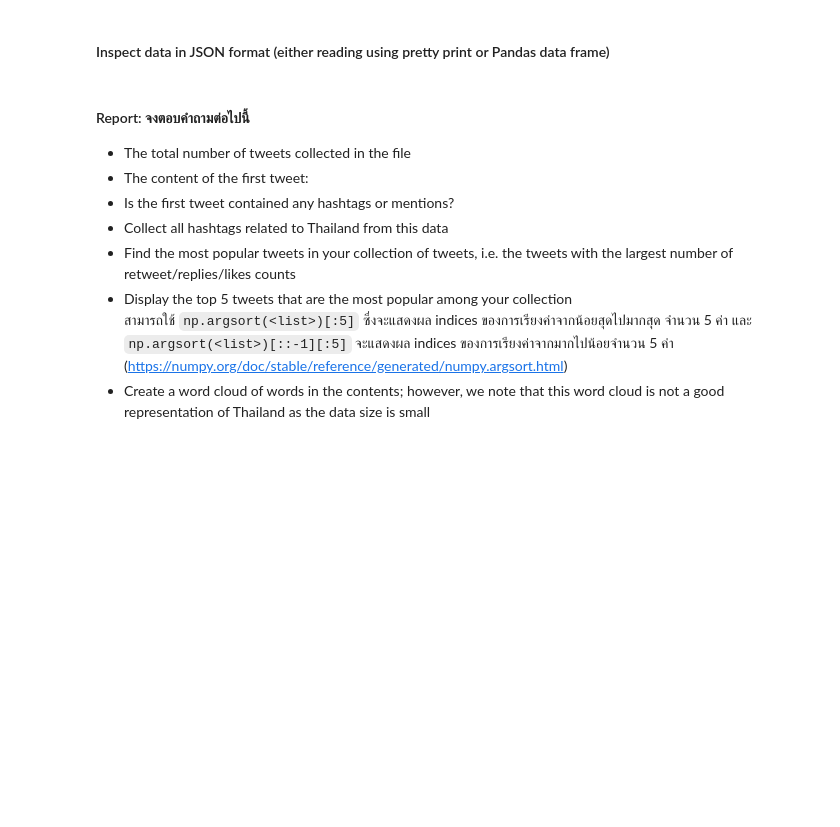
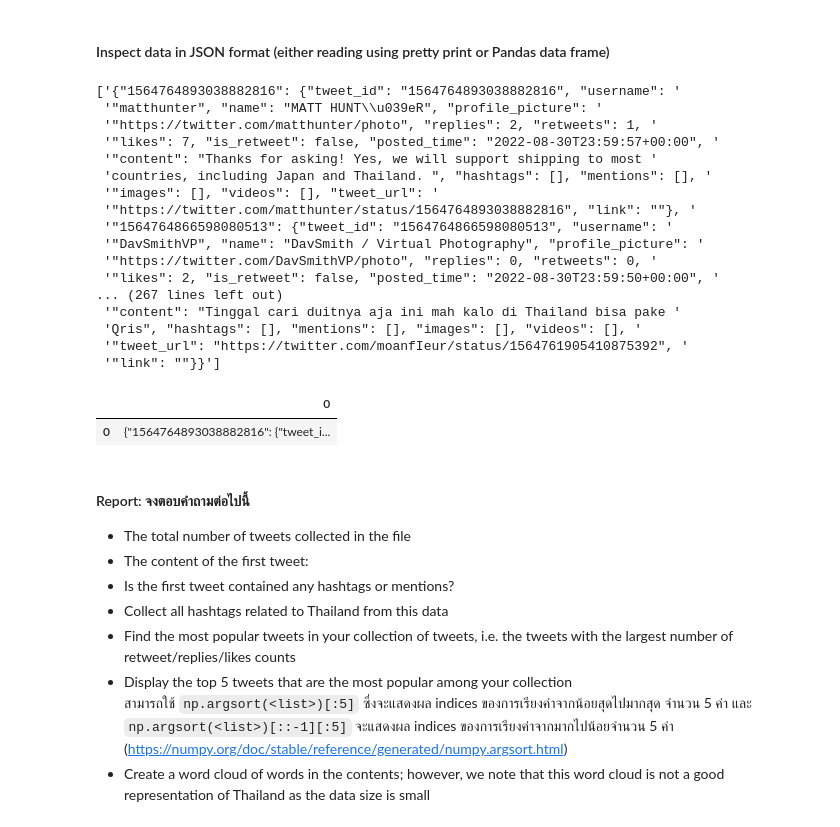
Before and after one commit to woraphonp-038-5/Project-Big-Data, a Jupyter notebook: Text_Analytics68.ipynb, the cells around one changed output. Drawn from its saved outputs; the diff is of its cells as text; code cells hidden in the pictures; blank space fills up the shorter version.

```diff
--- a/Text_Analytics68.ipynb
+++ b/Text_Analytics68.ipynb
@@ -85,5 +85,11 @@ Mounted at /content/drive
 # %%
 # เปลี่ยน path ตรงนี้
 file_path = data = '/content/drive/MyDrive/ProjectBigData/thailand_tweets.txt'
+# %%
+# Read the JSON file line by line
+tweets = []
+with open(file_path, 'r') as f:
+    for line in f:
+        tweets.append(json.loads(line))
 # %% [markdown]
 #### Inspect data in JSON format (either reading using pretty print or Pandas data frame)
@@ -92,3 +96,30 @@ file_path = data = '/content/drive/MyDrive/ProjectBigData/thailand_tweets.txt'
+# %%
+# Inspect using pretty print
+pprint.pprint(tweets[:2])
+
+# Load into a Pandas DataFrame
+tweets_df = pd.DataFrame(tweets)
+tweets_df.head()
+# %% [output]
+['{"1564764893038882816": {"tweet_id": "1564764893038882816", "username": '
+ '"matthunter", "name": "MATT HUNT\\u039eR", "profile_picture": '
+ '"https://twitter.com/matthunter/photo", "replies": 2, "retweets": 1, '
+ '"likes": 7, "is_retweet": false, "posted_time": "2022-08-30T23:59:57+00:00", '
+ '"content": "Thanks for asking! Yes, we will support shipping to most '
+ 'countries, including Japan and Thailand. ", "hashtags": [], "mentions": [], '
+ '"images": [], "videos": [], "tweet_url": '
+ '"https://twitter.com/matthunter/status/1564764893038882816", "link": ""}, '
+ '"1564764866598080513": {"tweet_id": "1564764866598080513", "username": '
+ '"DavSmithVP", "name": "DavSmith / Virtual Photography", "profile_picture": '
+ '"https://twitter.com/DavSmithVP/photo", "replies": 0, "retweets": 0, '
+ '"likes": 2, "is_retweet": false, "posted_time": "2022-08-30T23:59:50+00:00", '
+... (267 lines left out)
+ '"content": "Tinggal cari duitnya aja ini mah kalo di Thailand bisa pake '
+ 'Qris", "hashtags": [], "mentions": [], "images": [], "videos": [], '
+ '"tweet_url": "https://twitter.com/moanfIeur/status/1564761905410875392", '
+ '"link": ""}}']
+|  | 0 |
+| 0 | {"1564764893038882816": {"tweet_i... |
 # %% [markdown]
 #### Report: จงตอบคำถามต่อไปนี้
 * The total number of tweets collected in the file
```
Also changed, not shown: parts of 2 cells of this notebook.
